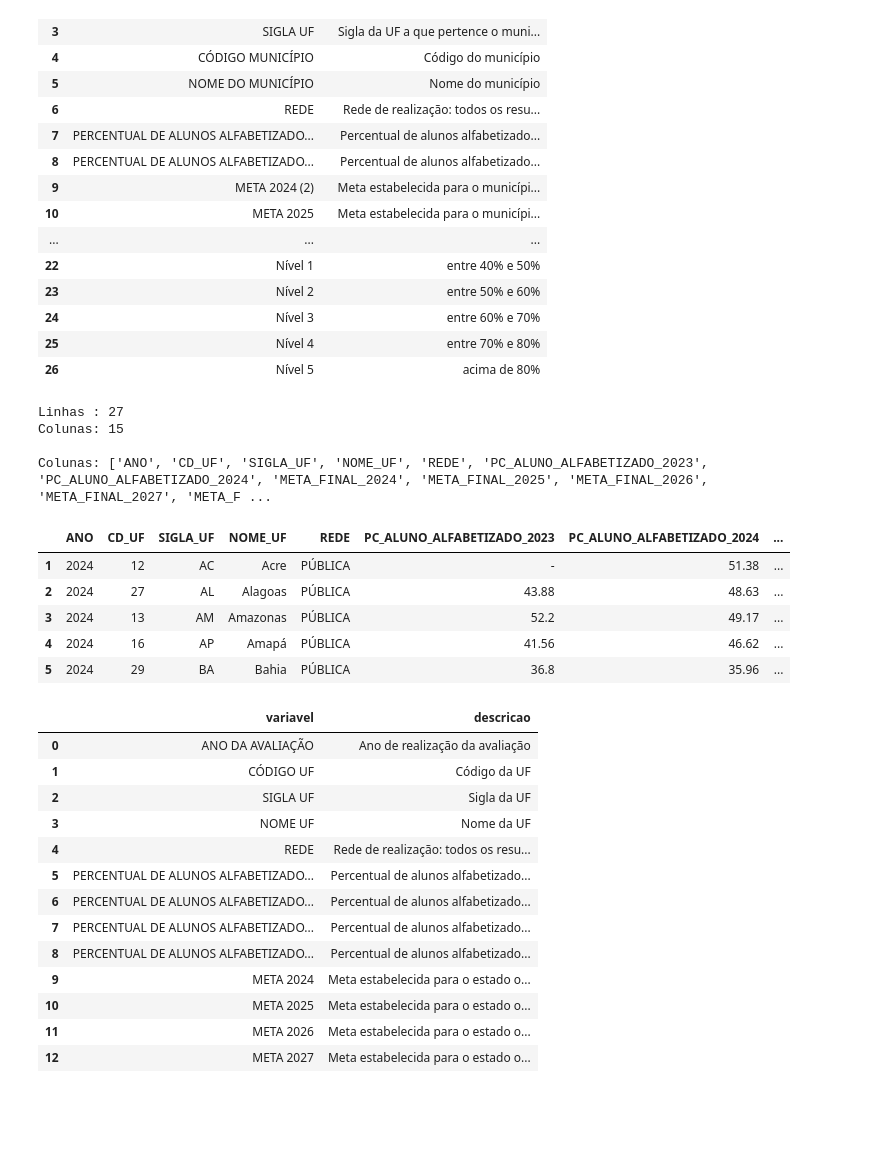
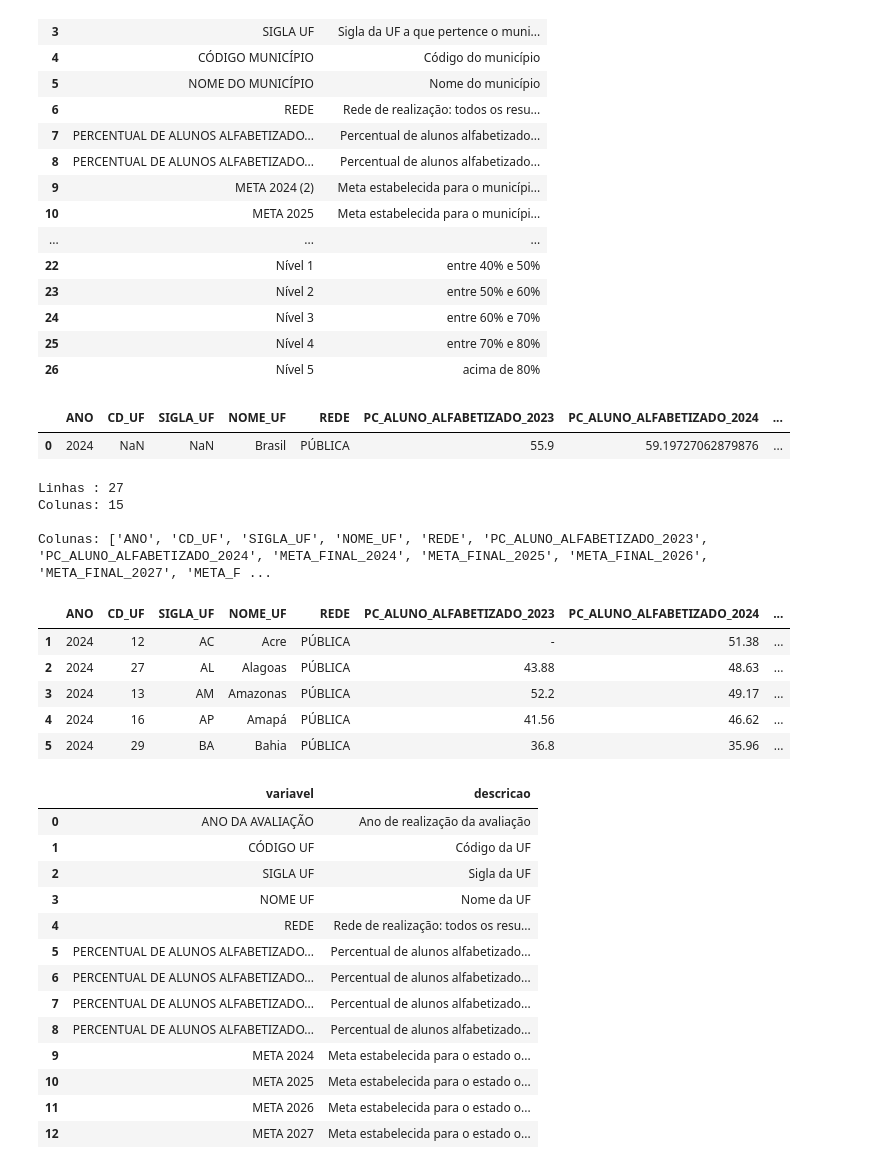
Before and after one commit to diego-nasc/postech-challenge-2, a Jupyter notebook: notebooks/01_exploracao.ipynb, the cells around one changed output. Saved outputs shown, nothing was run; the diff lists cells and outputs as text; code cells hidden in the pictures; blank space fills up the shorter version.

```diff
--- a/notebooks/01_exploracao.ipynb
+++ b/notebooks/01_exploracao.ipynb
@@ -857,44 +872,57 @@ dic
 # amostra inicial.
 #
 # ============================================================
 # LEITURA DA PLANILHA
 # ============================================================
 
 caminho_xlsx = EXTRAIDOS_DIR / "2024" / "resultados_e_metas_ufs_2024_2.xlsx"
 
 df_uf_meta = pd.read_excel(
     caminho_xlsx,
     sheet_name="Divulgação Alfabet UF e Brasil",
     header=1,
     dtype=str
 )
 
+df_meta_brasil = (
+    df_uf_meta[
+        df_uf_meta["NOME_UF"]
+        .astype(str)
+        .str.strip()
+        .eq("Brasil")
+    ]
+    .copy()
+)
+display(df_meta_brasil)
+
 # ============================================================
 # AJUSTE DE RODAPÉ
 # ============================================================
 
 df_uf_meta = df_uf_meta[df_uf_meta["CD_UF"].notna()].copy()
 
 # ============================================================
 # INSPEÇÃO INICIAL
 # ============================================================
 
 print(f"Linhas : {len(df_uf_meta):,}")
 print(f"Colunas: {df_uf_meta.shape[1]}")
 print("\nColunas:", list(df_uf_meta.columns))
 
-df_uf_meta.head()
+display(df_uf_meta.head())
 # %% [output]
+|  | ANO | CD_UF | SIGLA_UF | NOME_UF | REDE | PC_ALUNO_ALFABETIZADO_2023 | PC_ALUNO_ALFABETIZADO_2024 | ... |
+| 0 | 2024 | NaN | NaN | Brasil | PÚBLICA | 55.9 | 59.19727062879876 | ... |
 Linhas : 27
 Colunas: 15
 
 Colunas: ['ANO', 'CD_UF', 'SIGLA_UF', 'NOME_UF', 'REDE', 'PC_ALUNO_ALFABETIZADO_2023', 'PC_ALUNO_ALFABETIZADO_2024', 'META_FINAL_2024', 'META_FINAL_2025', 'META_FINAL_2026', 'META_FINAL_2027', 'META_F ...
-|  | ANO | CD_UF | SIGLA_UF | NOME_UF | REDE | PC_ALUNO_ALFABETIZADO_2023 | PC_ALUNO_ALFABETIZADO_2024 | ... |
-| 1 | 2024 | 12 | AC | Acre | PÚBLICA | - | 51.38 | ... |
-| 2 | 2024 | 27 | AL | Alagoas | PÚBLICA | 43.88 | 48.63 | ... |
-| 3 | 2024 | 13 | AM | Amazonas | PÚBLICA | 52.2 | 49.17 | ... |
-| 4 | 2024 | 16 | AP | Amapá | PÚBLICA | 41.56 | 46.62 | ... |
-| 5 | 2024 | 29 | BA | Bahia | PÚBLICA | 36.8 | 35.96 | ... |
+|  | ANO | CD_UF | SIGLA_UF | NOME_UF | REDE | PC_ALUNO_ALFABETIZADO_2023 | PC_ALUNO_ALFABETIZADO_2024 | ... |
+| 1 | 2024 | 12 | AC | Acre | PÚBLICA | - | 51.38 | ... |
+| 2 | 2024 | 27 | AL | Alagoas | PÚBLICA | 43.88 | 48.63 | ... |
+| 3 | 2024 | 13 | AM | Amazonas | PÚBLICA | 52.2 | 49.17 | ... |
+| 4 | 2024 | 16 | AP | Amapá | PÚBLICA | 41.56 | 46.62 | ... |
+| 5 | 2024 | 29 | BA | Bahia | PÚBLICA | 36.8 | 35.96 | ... |
 # %%
 # ============================================================
 # EXPLORAÇÃO DO DICIONÁRIO DE VARIÁVEIS POR UF - 2024
```
Also changed, not shown: parts of 5 cells of this notebook, 2 other files.
